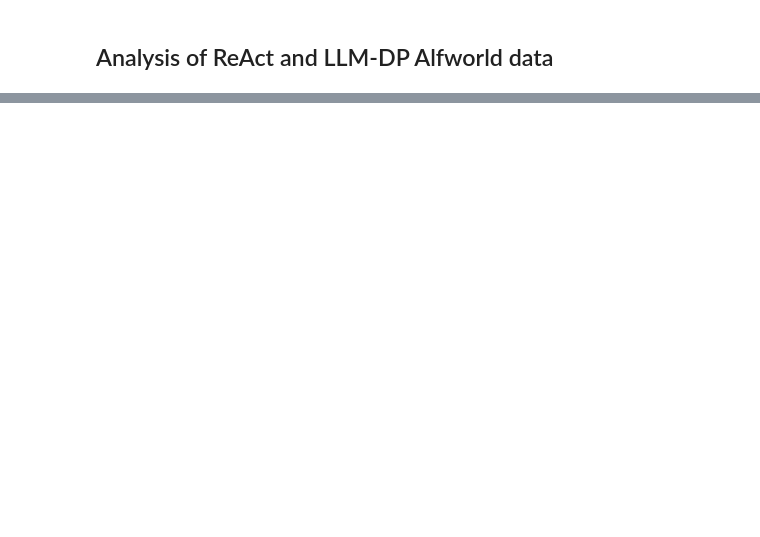
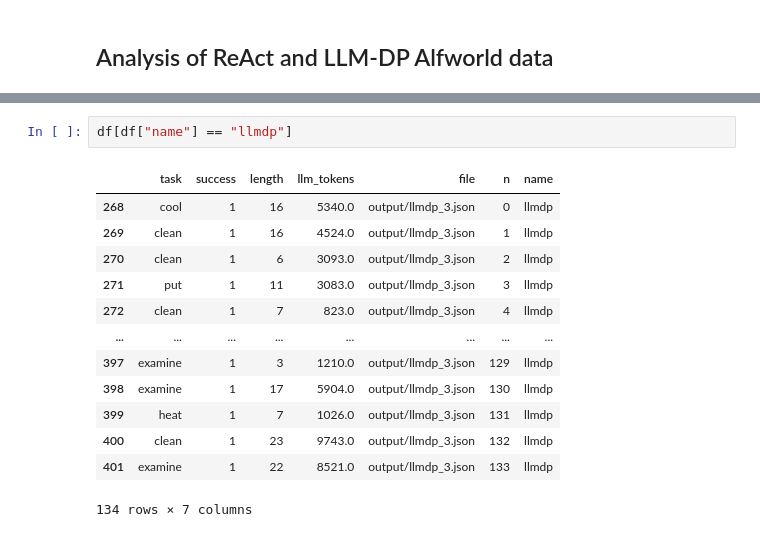
Before and after one commit to itl-ed/llm-dp, a Jupyter notebook: analysis.ipynb, the cells around one changed output, grey strips where cells are left out. Saved outputs shown, nothing was run; the diff lists cells and outputs as text; blank space fills up the shorter version.

```diff
--- a/analysis.ipynb
+++ b/analysis.ipynb
@@ -49,3 +58,19 @@ plt.show()
+# %%
+df[df["name"] == "llmdp"]
+# %% [output]
+|  | task | success | length | llm_tokens | file | n | name |
+| 268 | cool | 1 | 16 | 5340.0 | output/llmdp_3.json | 0 | llmdp |
+| 269 | clean | 1 | 16 | 4524.0 | output/llmdp_3.json | 1 | llmdp |
+| 270 | clean | 1 | 6 | 3093.0 | output/llmdp_3.json | 2 | llmdp |
+| 271 | put | 1 | 11 | 3083.0 | output/llmdp_3.json | 3 | llmdp |
+| 272 | clean | 1 | 7 | 823.0 | output/llmdp_3.json | 4 | llmdp |
+| ... | ... | ... | ... | ... | ... | ... | ... |
+| 397 | examine | 1 | 3 | 1210.0 | output/llmdp_3.json | 129 | llmdp |
+| 398 | examine | 1 | 17 | 5904.0 | output/llmdp_3.json | 130 | llmdp |
+| 399 | heat | 1 | 7 | 1026.0 | output/llmdp_3.json | 131 | llmdp |
+| 400 | clean | 1 | 23 | 9743.0 | output/llmdp_3.json | 132 | llmdp |
+| 401 | examine | 1 | 22 | 8521.0 | output/llmdp_3.json | 133 | llmdp |
+134 rows × 7 columns
 # %%
 # Latex table
 tmp = df.groupby(["name", "task"]).success.agg(["mean"])
```
Also changed, not shown: parts of 13 cells of this notebook, 8 other files.
